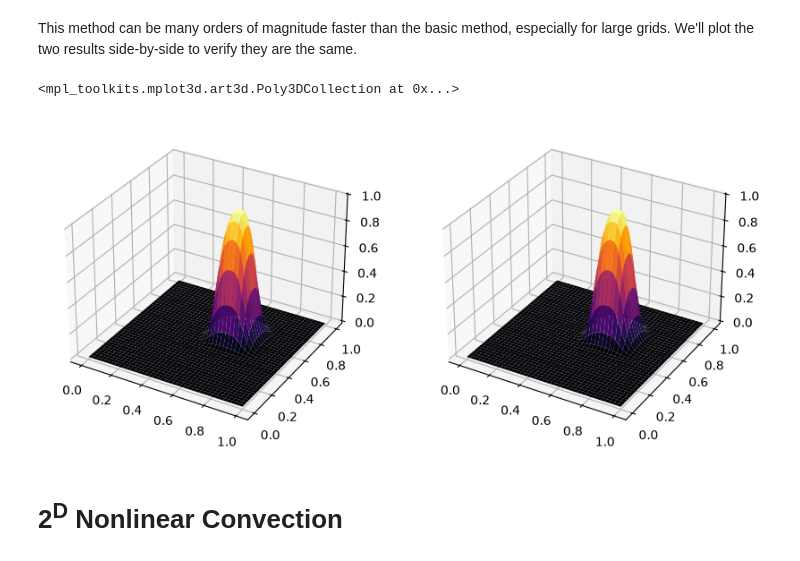
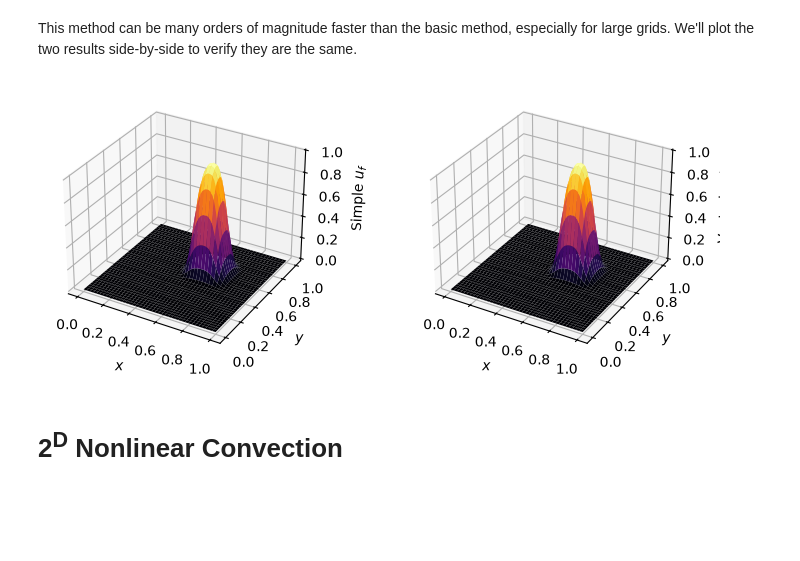
Before and after one commit to SamGr64/CFD-Suite, a Jupyter notebook: CFD.ipynb, the cells around one changed output. Saved outputs shown, nothing was run; the diff lists cells and outputs as text; code cells hidden in the pictures; blank space fills up the shorter version.

```diff
--- a/CFD.ipynb
+++ b/CFD.ipynb
@@ -734,22 +732,31 @@ This method can be many orders of magnitude faster than the basic method, especi
 # %%
 nx, x_range = 81, [0.0, 1.0]
 ny, y_range = 81, [0.0, 1.0]
 nt = 100
 
 u_0, x, y = top_hat_2d(nx, ny, x_range=x_range, y_range=y_range)
 u_simple = simple_linear_convection_2d(u_0=u_0, nx=nx, ny=ny, nt=nt, x_range=x_range, y_range=y_range)
 u_adv = vector_linear_convection_2d(u_0=u_0, nx=nx, ny=ny, nt=nt, x_range=x_range, y_range=y_range)
 
 X, Y = np.meshgrid(x,y)
 
-fig = plt.figure(figsize = (10, 5))
+fig = plt.figure(figsize = (8, 3))
 ax1 = fig.add_subplot(121, projection='3d')
 ax1.plot_surface(X, Y, u_simple[-1], cmap="inferno")
+ax1.set_xlabel(r"$x$")
+ax1.set_ylabel(r"$y$")
+ax1.set_zlabel(r"Simple $u_f$")
+
 ax2 = fig.add_subplot(122, projection='3d')
 ax2.plot_surface(X, Y, u_adv[-1], cmap="inferno")
+ax2.set_xlabel(r"$x$")
+ax2.set_ylabel(r"$y$")
+ax2.set_zlabel(r"Vectorised $u_f$")
+
+plt.tight_layout()
+plt.show()
 # %% [output]
-<mpl_toolkits.mplot3d.art3d.Poly3DCollection at 0x...>
-[figure, old version]
+[figure, new version]
 # %% [markdown]
 # 2<sup>D</sup> Nonlinear Convection
 # %% [markdown]
```
Also changed, not shown: parts of 17 cells of this notebook.
